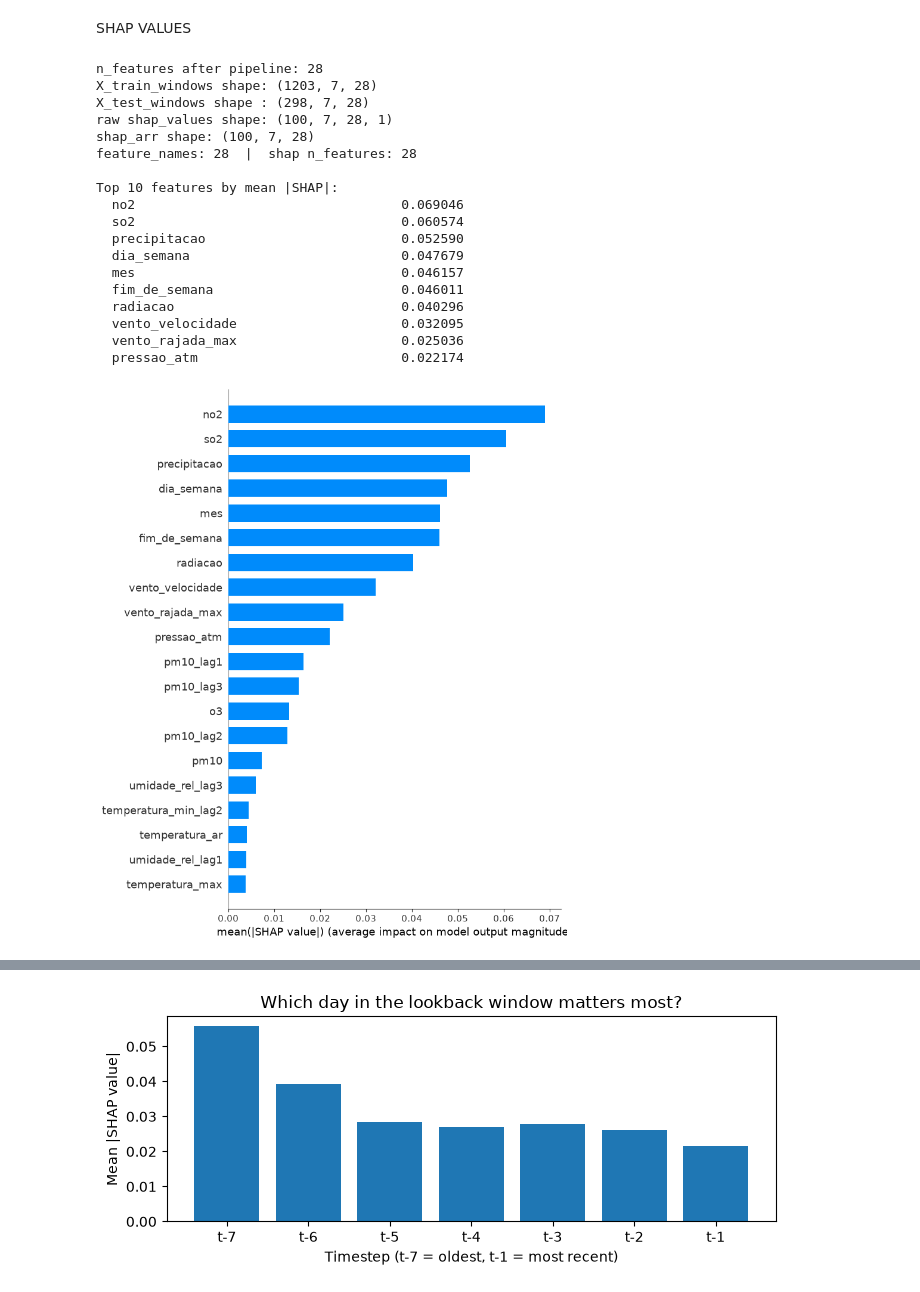
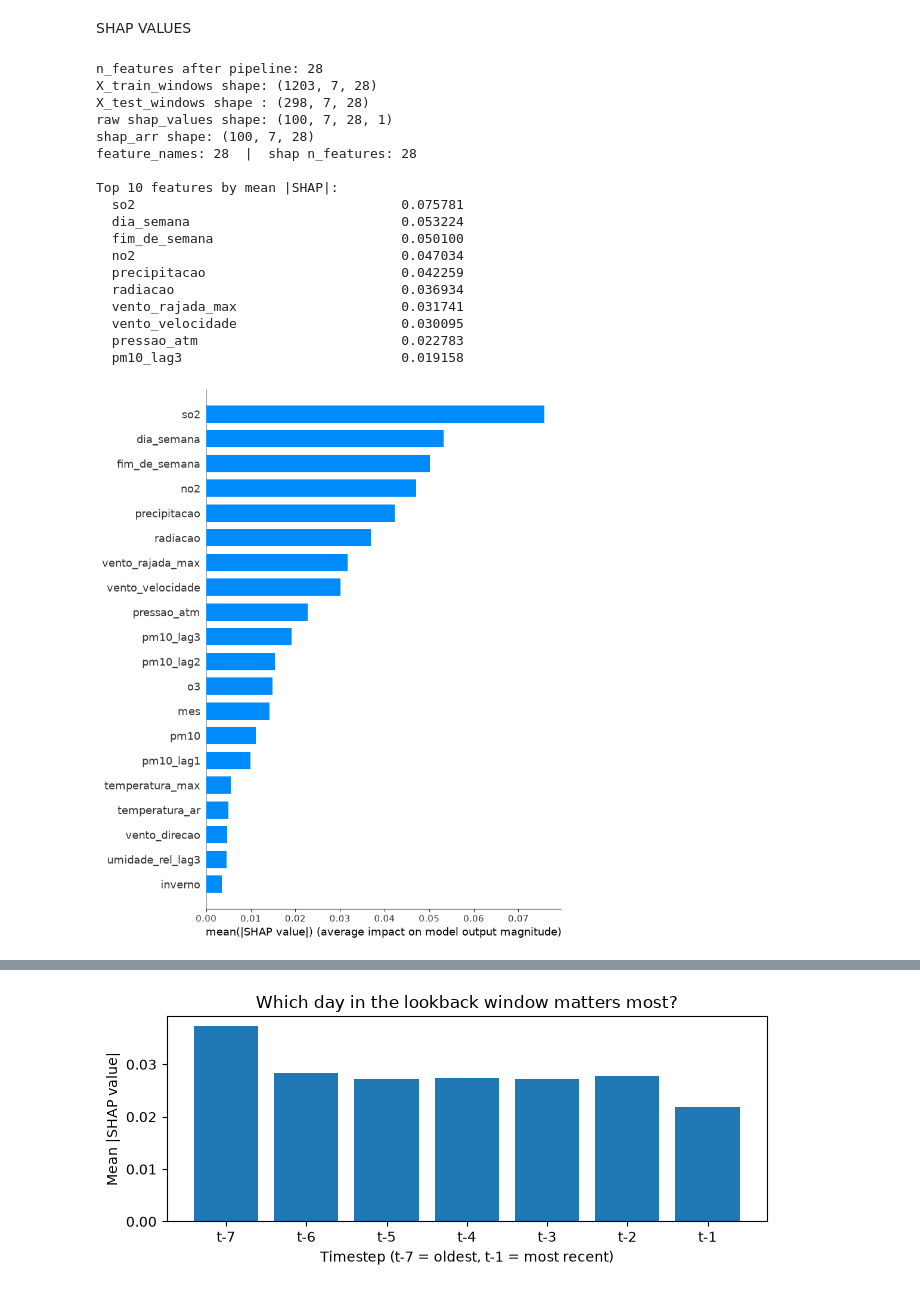
Before and after one commit to luquinhas16/Respiratory-Hospitalization-Predictive-System, a Jupyter notebook: src/model/main.ipynb, the cells around one changed output, grey strips where cells are left out. Drawn from its saved outputs; the diff is of its cells as text; code cells hidden in the pictures.

Commit message:
notebook modelo pronto

```diff
--- a/src/model/main.ipynb
+++ b/src/model/main.ipynb
@@ -291,17 +275,26 @@ background = X_train_windows[bg_indices]   # (50, 7, n_features)
 
 
 # ── 4. Explainer ──────────────────────────────────────────────────────────────
-bg_tensor  = torch.tensor(background, dtype=torch.float32)
+bg_tensor  = torch.tensor(background, dtype=torch.float32).to(device)
 
 class FlatModel(torch.nn.Module):
     def __init__(self, base): super().__init__(); self.base = base
     def forward(self, x): return self.base(x)[:, 0, 0].unsqueeze(1)  # (B, 1)
 
-flat_model = FlatModel(model).eval()
-explainer  = shap.GradientExplainer(flat_model, bg_tensor)
+flat_model = FlatModel(model).train()
 
-X_explain   = torch.tensor(X_test_windows[:100], dtype=torch.float32)
+for module in flat_model.modules():
+    if isinstance(module, torch.nn.Dropout):
+        module.eval()
+
+explainer = shap.GradientExplainer(flat_model, bg_tensor)
+
+X_explain = torch.tensor(X_test_windows[:100], dtype=torch.float32).to(device)
+
+# ── Temporarily disable cuDNN so SHAP's internal .eval() call doesn't block backprop
+torch.backends.cudnn.enabled = False
 shap_values = explainer.shap_values(X_explain)
+torch.backends.cudnn.enabled = True  # restore after
 
 # ── 5. Shape normalisation ────────────────────────────────────────────────────
 raw = np.array(shap_values)
@@ -364,41 +357,41 @@ shap.summary_plot(
 )
 
 # ── Beeswarm with proper feature value coloring ───────────────────────────────
 shap.summary_plot(
     shap_by_feature,              # (100, 28) — SHAP values
     features=X_display,           # (100, 28) — actual feature values for color scale
     feature_names=feature_names_clean,
     plot_type="dot",
     cmap="coolwarm",              # blue=low, red=high (matches your reference image)
     show=False
 )
 
 import matplotlib.pyplot as plt
 plt.figure(figsize=(7, 3))
 plt.bar(range(input_width), mean_abs_by_step)
 plt.xticks(range(input_width), [f"t-{input_width - i}" for i in range(input_width)])
 plt.xlabel("Timestep (t-7 = oldest, t-1 = most recent)")
 plt.ylabel("Mean |SHAP value|")
 plt.title("Which day in the lookback window matters most?")
 plt.tight_layout()
 plt.show()
 # %% [output]
 n_features after pipeline: 28
 X_train_windows shape: (1203, 7, 28)
 X_test_windows shape : (298, 7, 28)
 raw shap_values shape: (100, 7, 28, 1)
 shap_arr shape: (100, 7, 28)
 feature_names: 28  |  shap n_features: 28
 
 Top 10 features by mean |SHAP|:
-  no2                                  0.069046
-  so2                                  0.060574
-  precipitacao                         0.052590
-  dia_semana                           0.047679
-  mes                                  0.046157
-  fim_de_semana                        0.046011
-  radiacao                             0.040296
-  vento_velocidade                     0.032095
-  vento_rajada_max                     0.025036
-  pressao_atm                          0.022174
+  so2                                  0.075781
+  dia_semana                           0.053224
+  fim_de_semana                        0.050100
+  no2                                  0.047034
+  precipitacao                         0.042259
+  radiacao                             0.036934
+  vento_rajada_max                     0.031741
+  vento_velocidade                     0.030095
+  pressao_atm                          0.022783
+  pm10_lag3                            0.019158
-[figure, old version]
+[figure, new version]
@@ -406 +399 @@ Top 10 features by mean |SHAP|:
-[figure, old version]
+[figure, new version]
```
Also changed, not shown: parts of 7 cells of this notebook.
